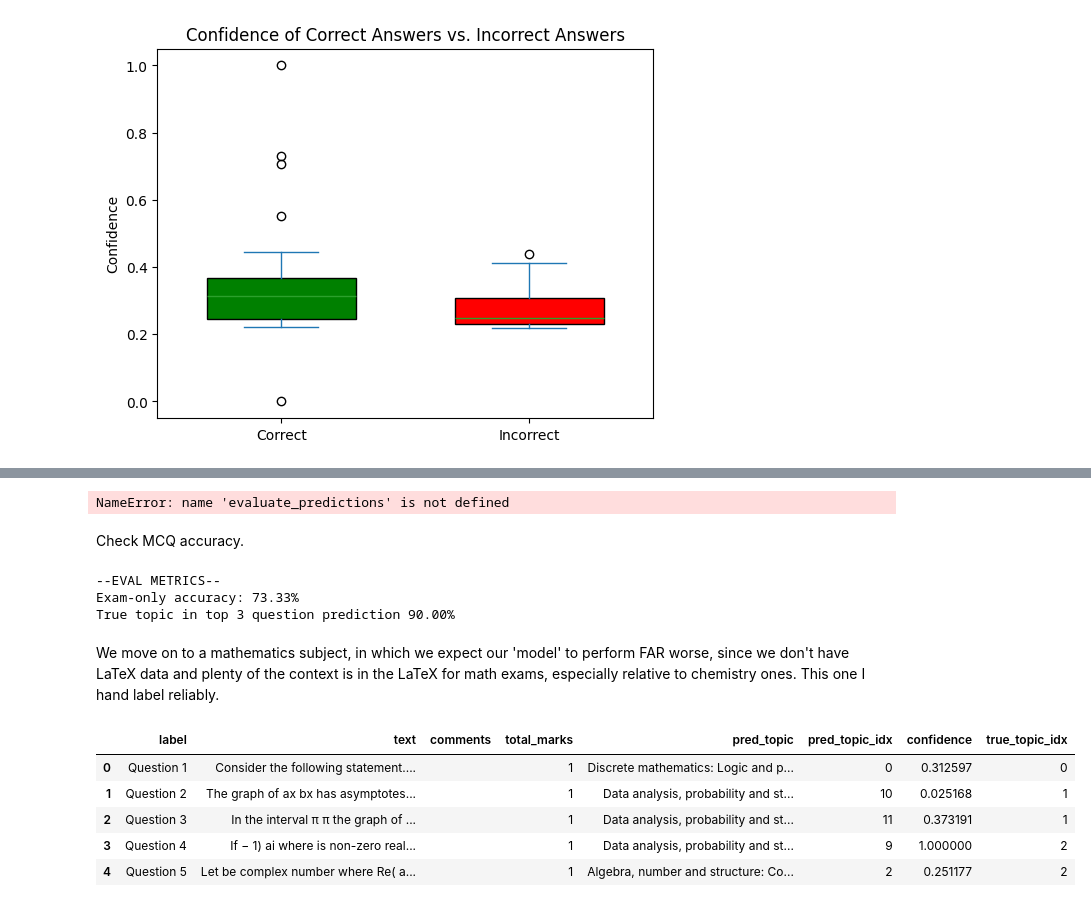
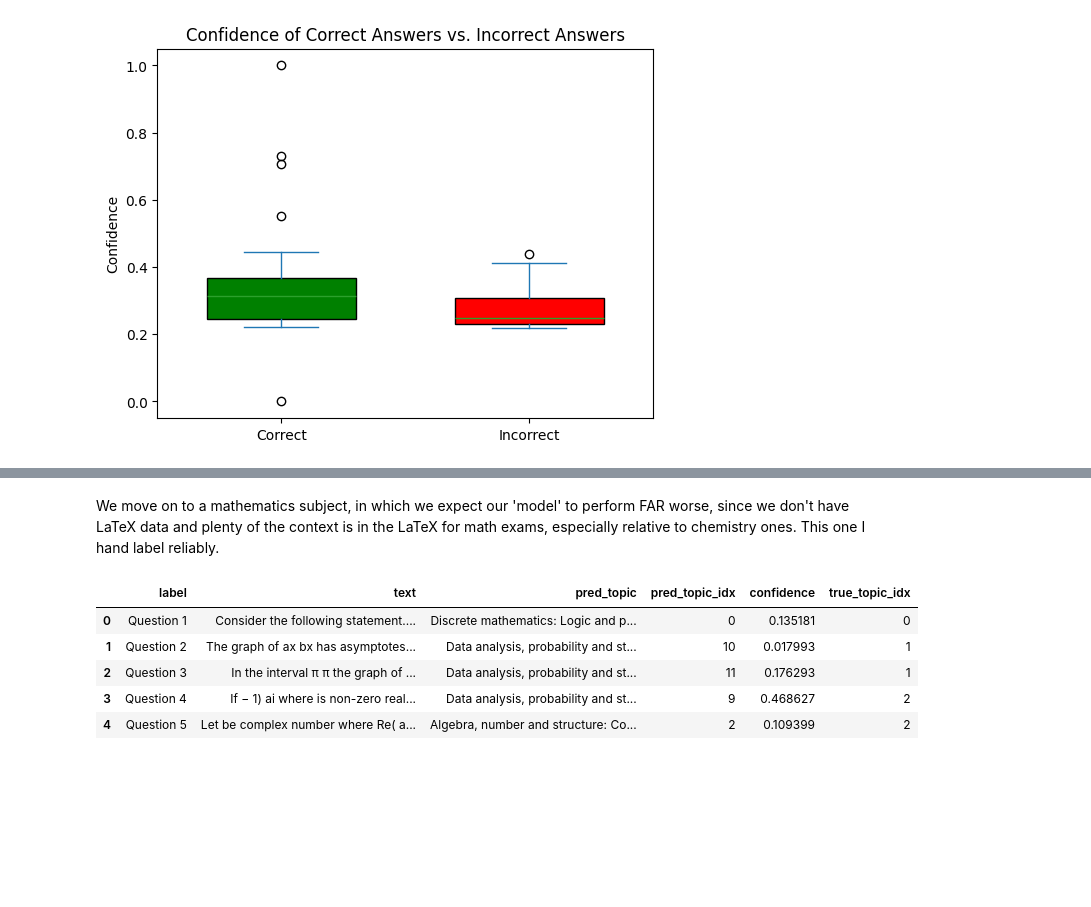
Before and after one commit to ykip10/Qlassifier, a Jupyter notebook: notebooks/modelling/tf_idf.ipynb, the cells around one changed output, grey strips where cells are left out. Drawn from its saved outputs; the diff is of its cells as text; code cells hidden in the pictures; blank space fills up the shorter version.

```diff
--- a/notebooks/modelling/tf_idf.ipynb
+++ b/notebooks/modelling/tf_idf.ipynb
@@ -89,42 +88,28 @@ So we incorporate an ordinary accuracy metric plus something to determine how se
-# %%
-evaluate_predictions(chem_df, cos_chem)
-# %% [output]
-NameError: name 'evaluate_predictions' is not defined
-# %% [markdown]
-Check MCQ accuracy.
-# %%
-evaluate_predictions(mcq_chem, cos_chem)
-# %% [output]
---EVAL METRICS--
-Exam-only accuracy: 73.33%
-True topic in top 3 question prediction 90.00%
 # %% [markdown]
 We move on to a mathematics subject, in which we expect our 'model' to perform FAR worse, since we don't have LaTeX data and plenty of the context is in the LaTeX for math exams, especially relative to chemistry ones. This one I hand label reliably.
 # %%
 mcq_labels = [
     0, 1, 1, 2, 2, 4, 4, 4, 7, 3,
     3, 5, 5, 6, 6, 8, 6, 7, 9, 11,
 ]
 
 ground_truth = mcq_labels + [
     1, 3, 3, 3, 7, 8, 3, 3,            # Q1
     2, 2, 2, 2, 2, 2, 2, 2,            # Q2
     3, 3, 3, 3, 3, 3,                  # Q3
     4, 4, 4, 4, 4, 4, 1, 4,            # Q4
     6, 6, 7, 7, 7, 7,                  # Q5
     11, 11, 11, 12, 12, 12, 12, 12, 10 # Q6
 
 ]
 
-math_df = dfs[1]
-cos_math = cos_lst[1]
-math_df["true_topic_idx"] = ground_truth
-mcq_math = math_df.loc[:19]
-math_df.head(5)
+math_res = results[1]
+math_res.correct_topics = ground_truth
+math_res.pred_df.head()
 # %% [output]
-|  | label | text | comments | total_marks | pred_topic | pred_topic_idx | confidence | true_topic_idx |
-| 0 | Question 1 | Consider the following statement.... |  | 1 | Discrete mathematics: Logic and p... | 0 | 0.312597 | 0 |
-| 1 | Question 2 | The graph of ax bx has asymptotes... |  | 1 | Data analysis, probability and st... | 10 | 0.025168 | 1 |
-| 2 | Question 3 | In the interval π π the graph of ... |  | 1 | Data analysis, probability and st... | 11 | 0.373191 | 1 |
-| 3 | Question 4 | If − 1) ai where is non-zero real... |  | 1 | Data analysis, probability and st... | 9 | 1.000000 | 2 |
-| 4 | Question 5 | Let be complex number where Re( a... |  | 1 | Algebra, number and structure: Co... | 2 | 0.251177 | 2 |
+|  | label | text | pred_topic | pred_topic_idx | confidence | true_topic_idx |
+| 0 | Question 1 | Consider the following statement.... | Discrete mathematics: Logic and p... | 0 | 0.135181 | 0 |
+| 1 | Question 2 | The graph of ax bx has asymptotes... | Data analysis, probability and st... | 10 | 0.017993 | 1 |
+| 2 | Question 3 | In the interval π π the graph of ... | Data analysis, probability and st... | 11 | 0.176293 | 1 |
+| 3 | Question 4 | If − 1) ai where is non-zero real... | Data analysis, probability and st... | 9 | 0.468627 | 2 |
+| 4 | Question 5 | Let be complex number where Re( a... | Algebra, number and structure: Co... | 2 | 0.109399 | 2 |
```
Also changed, not shown: parts of 12 cells of this notebook, 13 other files.
